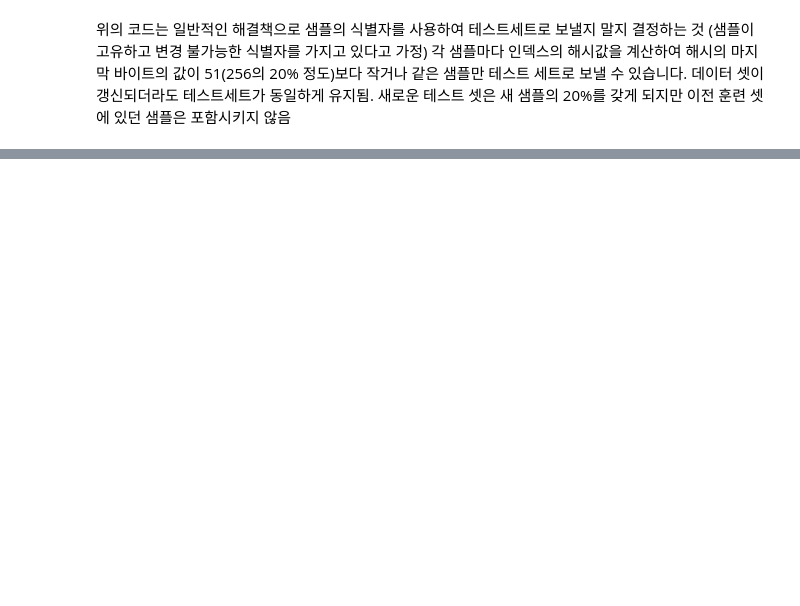
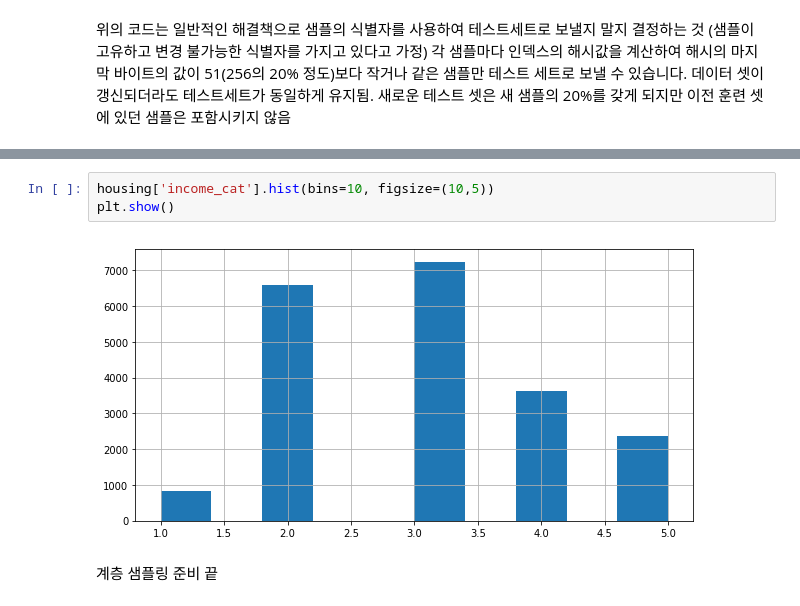
Before and after one commit to yunji-lee/TIL, a Jupyter notebook: 5_핸즈온머신러닝/02장. ML_project A to Z.ipynb, the cells around one changed output, grey strips where cells are left out. Cells and saved outputs as stored; diff of their text form; blank space fills up the shorter version.

```diff
--- a/5_핸즈온머신러닝/02장. ML_project A to Z.ipynb
+++ b/5_핸즈온머신러닝/02장. ML_project A to Z.ipynb
@@ -268,0 +304,7 @@ train_set, test_set = split_train_test_by_id(housing_with_id, 0.2, "index")
+# %%
+housing['income_cat'].hist(bins=10, figsize=(10,5))
+plt.show()
+# %% [output]
+[figure, added]
+# %% [markdown]
+계층 샘플링 준비 끝
```
Also changed, not shown: parts of 33 cells of this notebook.
